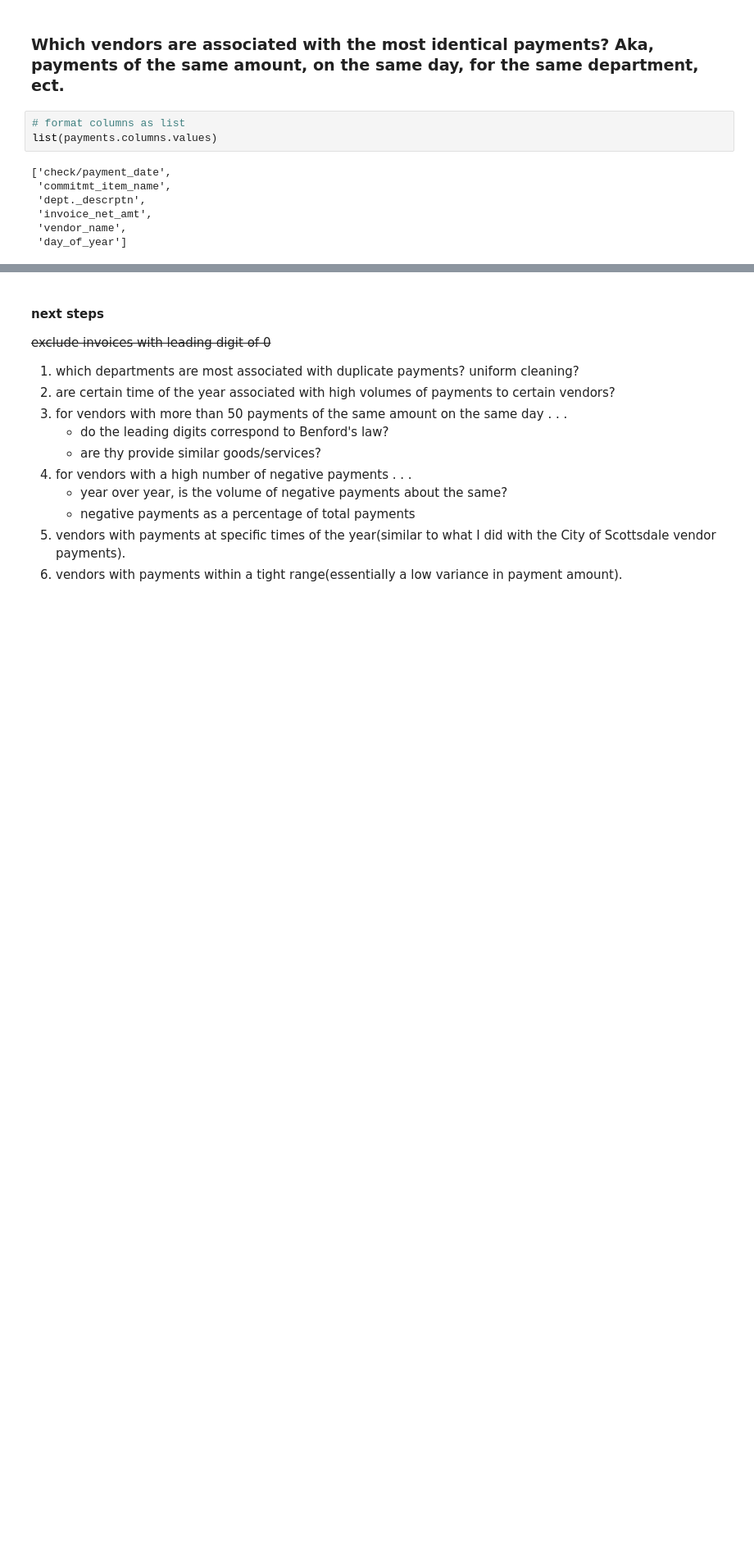
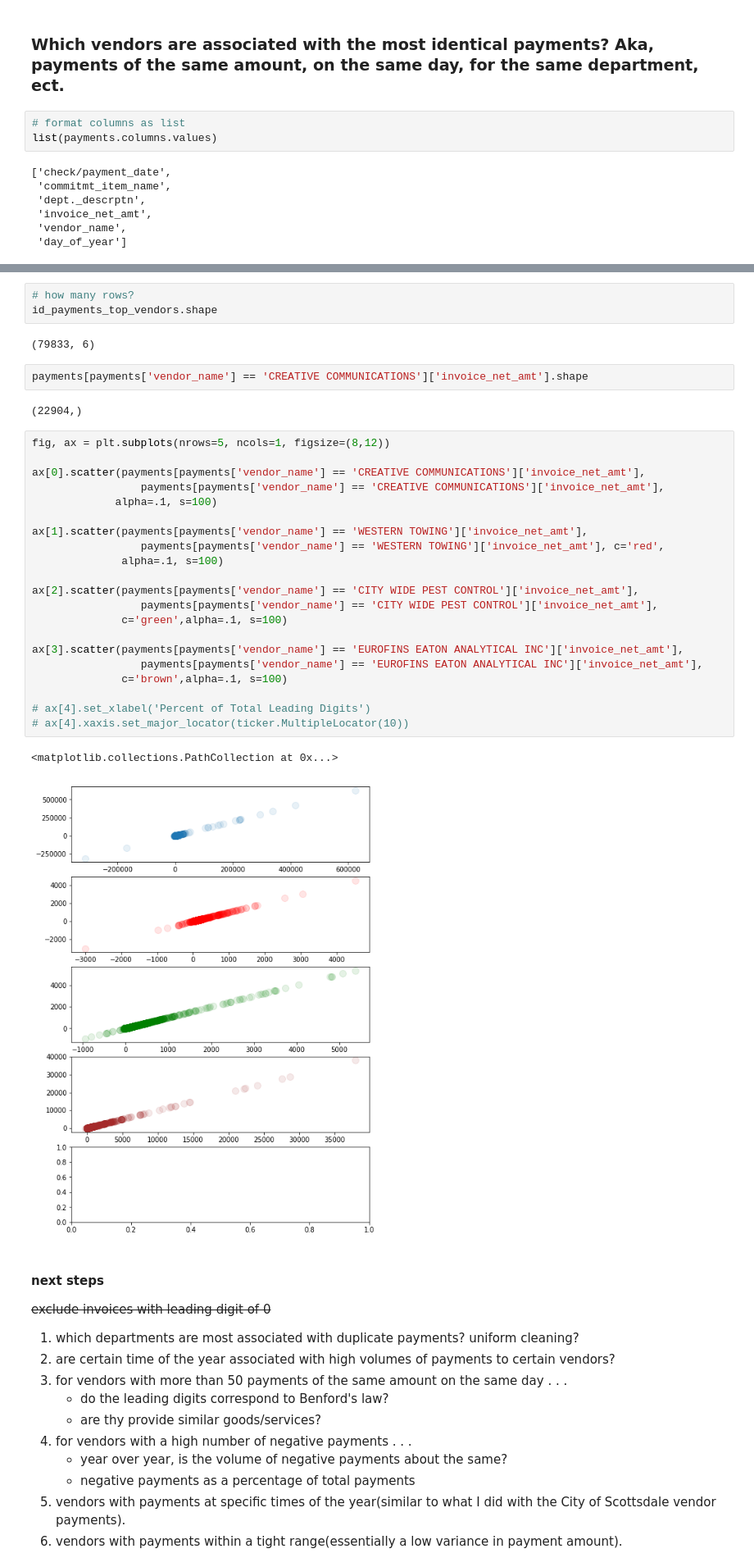
Before and after one commit to mrkjhsn/City-of-Phoenix-Vendor-Payments, a Jupyter notebook: vendor_analysis.ipynb, the cells around one changed output, grey strips where cells are left out. Shown: that part at 82% size. Saved outputs shown, nothing was run; the diff lists cells and outputs as text; blank space fills up the shorter version.

```diff
--- a/vendor_analysis.ipynb
+++ b/vendor_analysis.ipynb
@@ -291,3 +294,36 @@ identical_pay_group[(identical_pay_group[0] > 20) & (identical_pay_group['invoic
+# %%
+# how many rows?
+id_payments_top_vendors.shape
+# %% [output]
+(79833, 6)
+# %%
+payments[payments['vendor_name'] == 'CREATIVE COMMUNICATIONS']['invoice_net_amt'].shape
+# %% [output]
+(22904,)
+# %%
+fig, ax = plt.subplots(nrows=5, ncols=1, figsize=(8,12))
+
+ax[0].scatter(payments[payments['vendor_name'] == 'CREATIVE COMMUNICATIONS']['invoice_net_amt'],
+                 payments[payments['vendor_name'] == 'CREATIVE COMMUNICATIONS']['invoice_net_amt'],
+             alpha=.1, s=100)
+
+ax[1].scatter(payments[payments['vendor_name'] == 'WESTERN TOWING']['invoice_net_amt'],
+                 payments[payments['vendor_name'] == 'WESTERN TOWING']['invoice_net_amt'], c='red',
+              alpha=.1, s=100)
+
+ax[2].scatter(payments[payments['vendor_name'] == 'CITY WIDE PEST CONTROL']['invoice_net_amt'],
+                 payments[payments['vendor_name'] == 'CITY WIDE PEST CONTROL']['invoice_net_amt'],
+              c='green',alpha=.1, s=100)
+
+ax[3].scatter(payments[payments['vendor_name'] == 'EUROFINS EATON ANALYTICAL INC']['invoice_net_amt'],
+                 payments[payments['vendor_name'] == 'EUROFINS EATON ANALYTICAL INC']['invoice_net_amt'],
+              c='brown',alpha=.1, s=100)
+
+# ax[4].set_xlabel('Percent of Total Leading Digits')
+# ax[4].xaxis.set_major_locator(ticker.MultipleLocator(10))
+# %% [output]
+<matplotlib.collections.PathCollection at 0x...>
+[figure, added]
 # %% [markdown]
 #### next steps
 ~~exclude invoices with leading digit of 0~~
```
Also changed, not shown: parts of 10 cells of this notebook.
